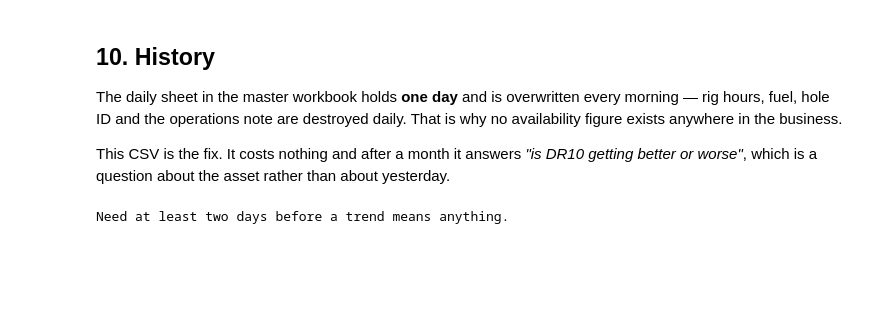
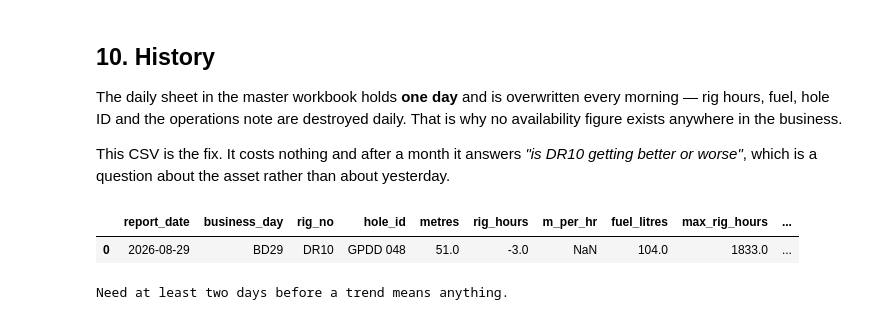
Before and after one commit to vincentmuiruri/AI-Agent-for-Summarizing-Driling-Report-for-Yaya, a Jupyter notebook: luika_daily_report_agent.ipynb, the cells around one changed output. Saved outputs shown, nothing was run; the diff lists cells and outputs as text; code cells hidden in the pictures; blank space fills up the shorter version.

```diff
--- a/luika_daily_report_agent.ipynb
+++ b/luika_daily_report_agent.ipynb
@@ -35,7 +35,7 @@ defensible belongs in code you can point at.
 ## 1. Setup
 # %%
 # Run once. In VS Code: pick the kernel top-right, then Shift+Enter through the notebook.
-# %pip install pdfplumber anthropic pandas matplotlib
+# %pip install pdfplumber anthropic pandas matplotlib python-dotenv
 import os, re, json, csv, sys
 from pathlib import Path
 from datetime import datetime, timedelta
@@ -44,6 +44,17 @@ import pdfplumber
 import pandas as pd
 import matplotlib.pyplot as plt
 
+# Reads ANTHROPIC_API_KEY from a .env file sitting next to this notebook.
+# Never paste the key into a cell - you will end up emailing this file to someone.
+try:
+    from dotenv import load_dotenv
+    load_dotenv()
+except ImportError:
+    pass
+
+ENCODING = "utf-8"      # everything is read and written as UTF-8, on every OS
+
 pd.set_option("display.width", 140)
-print("ready |", sys.version.split()[0])
+print("ready |", sys.version.split()[0],
+      "| API key:", "found" if os.environ.get("ANTHROPIC_API_KEY") else "NOT SET")
 # %% [output]
@@ -595,36 +628,40 @@ FIELDS = ["report_date","business_day","rig_no","hole_id","metres","rig_hours",
 
 def append_history(header, shifts, totals, exceptions, path):
     hours = [x for s in shifts.values()
              for x in (s["start_rig_hours"], s["end_rig_hours"]) if x is not None]
     row = {
         "report_date": header["report_date"], "business_day": header["business_day"],
         "rig_no": shifts["day"]["rig_no"], "hole_id": shifts["day"]["hole_id"],
         "metres": totals["metres"], "rig_hours": totals["rig_hours"],
         "m_per_hr": totals["m_per_hr"], "fuel_litres": totals["fuel_litres"],
         "max_rig_hours": max(hours) if hours else None,
         "goal_chasing": header["goal_chasing"],
         "n_exceptions": len(exceptions),
         "n_critical": sum(1 for e in exceptions if e["severity"] == "CRITICAL"),
         "source_file": path.name,
     }
     existing = []
     if HISTORY.exists():
-        existing = [r for r in csv.DictReader(HISTORY.open(encoding="utf-8"))
+        existing = [r for r in csv.DictReader(HISTORY.open(encoding=ENCODING))
                     if r["report_date"] != str(row["report_date"])]   # re-runs replace
-    with HISTORY.open("w", newline="", encoding="utf-8") as f:
+    with HISTORY.open("w", newline="", encoding=ENCODING) as f:
         w = csv.DictWriter(f, fieldnames=FIELDS); w.writeheader()
         w.writerows(existing); w.writerow(row)
     return row
 
 def previous_row(report_date):
     if not HISTORY.exists(): return None
-    rows = sorted((r for r in csv.DictReader(HISTORY.open(encoding="utf-8")) if r["report_date"]),
+    rows = sorted((r for r in csv.DictReader(HISTORY.open(encoding=ENCODING))
+                   if r["report_date"]),
                   key=lambda r: r["report_date"])
     prior = [r for r in rows if r["report_date"] < str(report_date)]
     return prior[-1] if prior else None
 
 append_history(header, shifts, totals, exceptions, PDF)
 pd.read_csv(HISTORY)
+# %% [output]
+|  | report_date | business_day | rig_no | hole_id | metres | rig_hours | m_per_hr | fuel_litres | max_rig_hours | ... |
+| 0 | 2026-08-29 | BD29 | DR10 | GPDD 048 | 51.0 | -3.0 | NaN | 104.0 | 1833.0 | ... |
 # %%
 def plot_history():
     if not HISTORY.exists(): return
```
Also changed, not shown: parts of 8 cells of this notebook, 2 other files.
